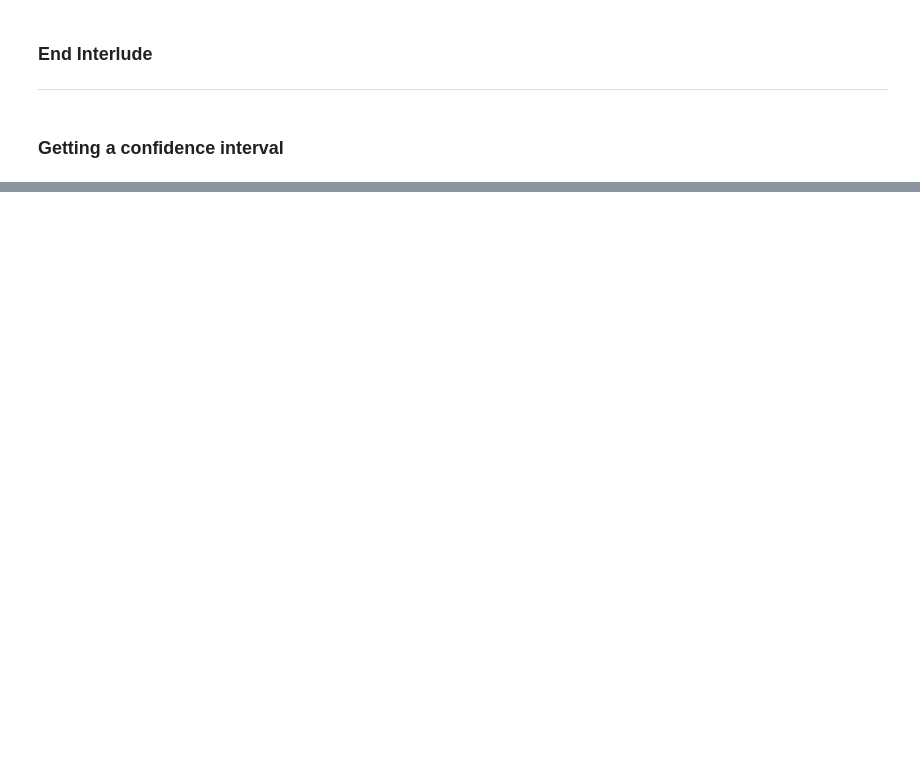
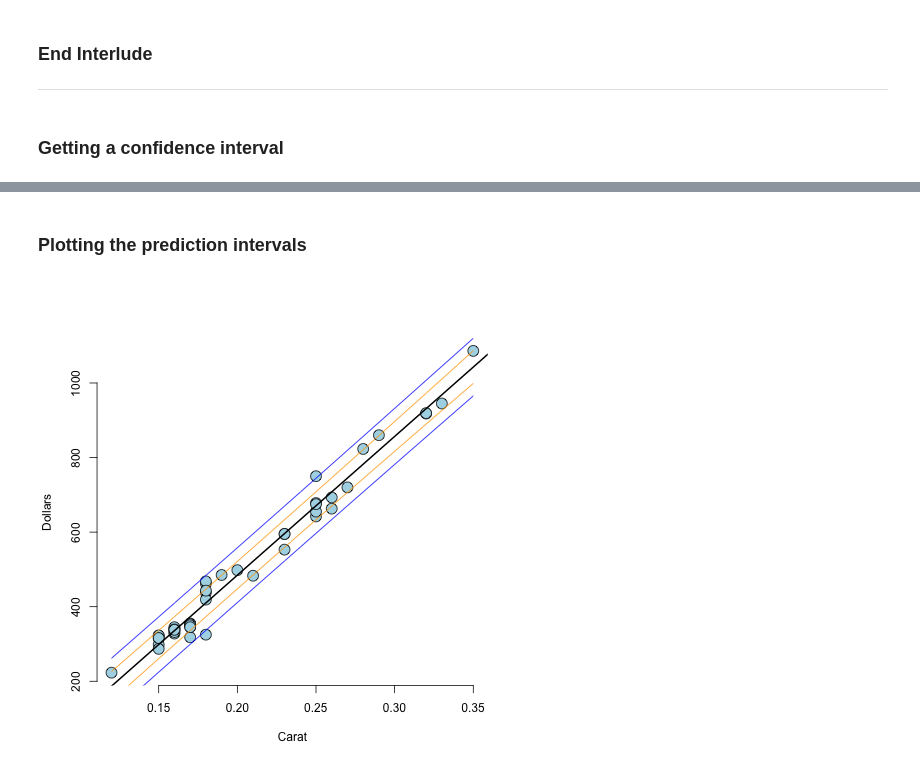
Before and after one commit to idrisr/coursera-regressions, a Jupyter notebook: regressions.ipynb, the cells around one changed output, grey strips where cells are left out. Cells and saved outputs as stored; diff of their text form; code cells hidden in the pictures; blank space fills up the shorter version.

```diff
--- a/regressions.ipynb
+++ b/regressions.ipynb
@@ -1111,9 +1450,0 @@ st.t.pdf(.975, 46)
-# %%
-%%R
-x <- seq(0, 1, .001)
-y <- qt(x, df = 30)
-plot(x, y)
-# %%
-x = np.arange(0, 1, .001)
-y = st.t.pdf(x, 30)
-plt.plot(x, y)
@@ -1123,0 +1477,18 @@ NameError: name 'st' is not defined
+# %% [markdown]
+### Plotting the prediction intervals
+# %%
+%%R
+data(diamond)
+x <- diamond$carat; y <- diamond$price
+plot(x, y, frame=FALSE,xlab="Carat",ylab="Dollars",pch=21,col="black", bg="lightblue", cex=2)
+abline(fit, lwd = 2)
+xVals <- seq(min(x), max(x), by = .01)
+yVals <- beta0 + beta1 * xVals
+se1 <- sigma * sqrt(1 / n + (xVals - mean(x))^2/ssx)      # orange
+se2 <- sigma * sqrt(1 + 1 / n + (xVals - mean(x))^2/ssx)  # blue
+lines(xVals, yVals + 2 * se1, col='orange')
+lines(xVals, yVals - 2 * se1, col='orange')
+lines(xVals, yVals + 2 * se2, col='blue')
+lines(xVals, yVals - 2 * se2, col='blue')
+# %% [output]
+[figure, added]
```
Also changed, not shown: parts of 100 cells of this notebook.
